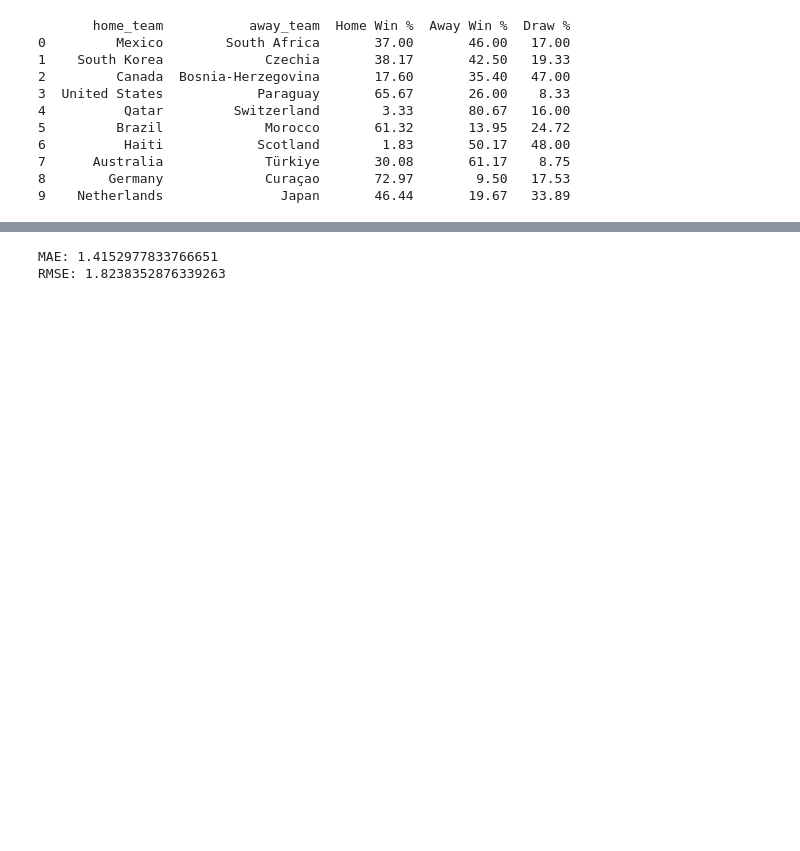
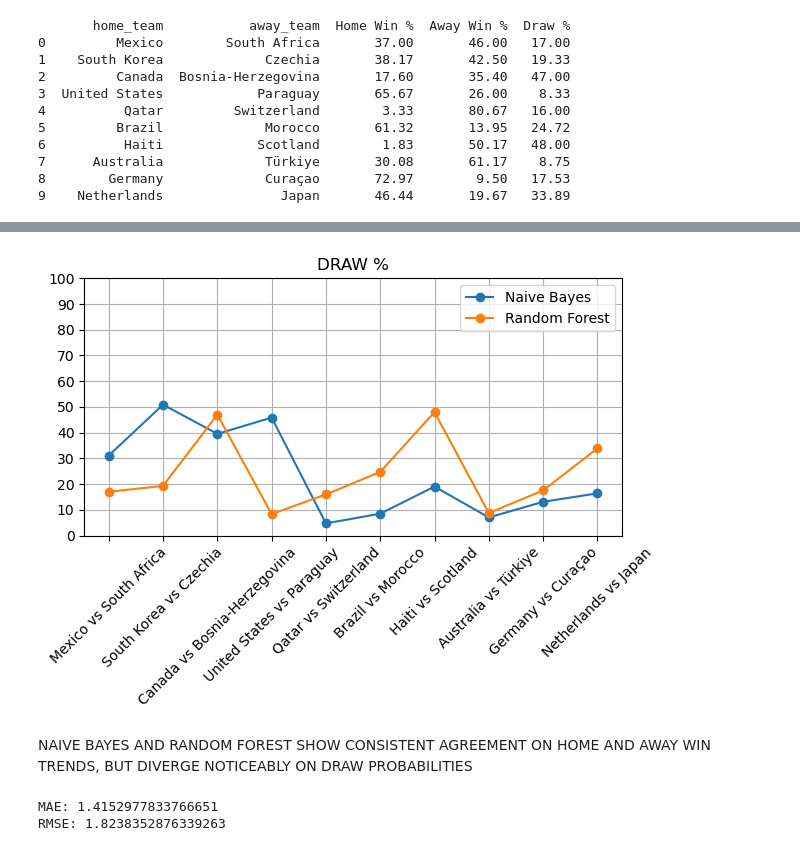
Before and after one commit to gargkrish17-ctrl/FIFA-WorldCup-Prediction, a Jupyter notebook: FIFA-WorldCup-Prediction.ipynb, the cells around one changed output, grey strips where cells are left out. Saved outputs shown, nothing was run; the diff lists cells and outputs as text; code cells hidden in the pictures; blank space fills up the shorter version.

```diff
--- a/FIFA-WorldCup-Prediction.ipynb
+++ b/FIFA-WorldCup-Prediction.ipynb
@@ -613,3 +713,17 @@ print(probability)
+# %%
+matches_ = nb_probability["home_team"] + " vs " + nb_probability["away_team"]
+plt.plot(matches_, nb_probability["Draw %"], label = "Naive Bayes", marker = "o")
+plt.plot(matches_, rf_probability["Draw %"], label = "Random Forest", marker = "o")
+plt.title("DRAW %")
+plt.legend()
+plt.grid()
+plt.yticks(range(0,101,10))
+plt.xticks(rotation = 45)
+plt.tight_layout()
+# %% [output]
+[figure, added]
+# %% [markdown]
+NAIVE BAYES AND RANDOM FOREST SHOW CONSISTENT AGREEMENT ON HOME AND AWAY WIN TRENDS, BUT DIVERGE NOTICEABLY ON DRAW PROBABILITIES
 # %%
 matches["Total_Goals"] = matches["home_score"] + matches["away_score"]
 
```
Also changed, not shown: parts of 16 cells of this notebook.
